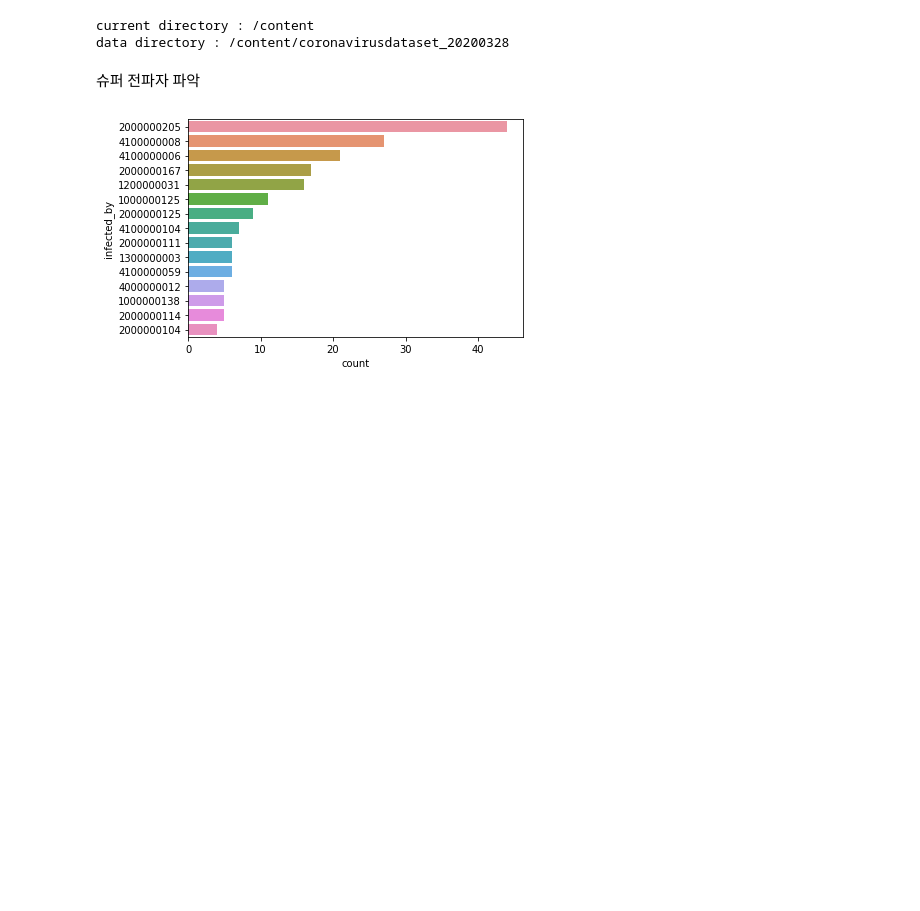
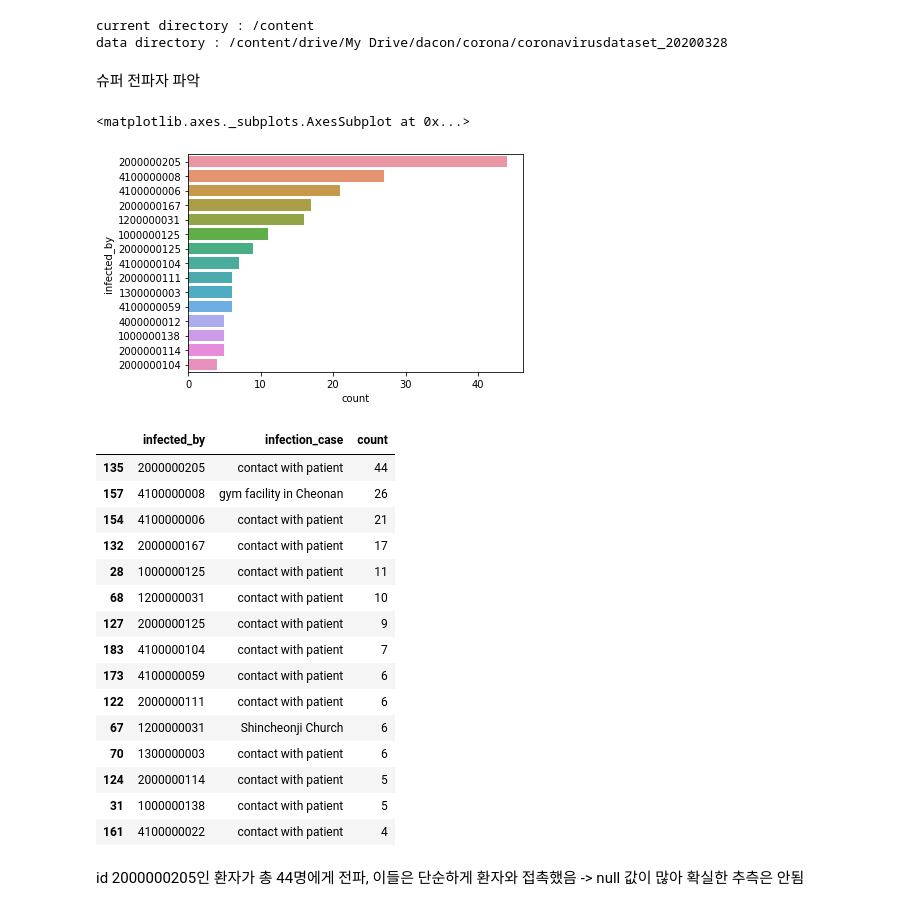
Before and after one commit to psmjazz/corona_virus, a Jupyter notebook: corona.ipynb, the cells around one changed output. Saved outputs shown, nothing was run; the diff lists cells and outputs as text; code cells hidden in the pictures; blank space fills up the shorter version.

```diff
--- a/corona.ipynb
+++ b/corona.ipynb
@@ -10,30 +12,64 @@ from google.colab import files
 # %%
 current_dir = os.getcwd()
 print('current directory : ' + current_dir)
+folder = current_dir + '/drive/My Drive/dacon/corona'
 data_version = '/coronavirusdataset_20200328'
-data_dir = current_dir + data_version
+data_dir = folder + data_version
 print('data directory : ' + data_dir)
 
 case_table = pd.read_csv(data_dir + '/Case.csv')
 p_info_table = pd.read_csv(data_dir + '/PatientInfo.csv')
 p_route_table = pd.read_csv(data_dir + '/PatientRoute.csv')
+region = pd.read_csv(data_dir + '/Region.csv')
 # %% [output]
 current directory : /content
-data directory : /content/coronavirusdataset_20200328
+data directory : /content/drive/My Drive/dacon/corona/coronavirusdataset_20200328
 # %% [markdown]
 슈퍼 전파자 파악
 # %%
 # spreader_count = dict()
 spreader_count = None
 spreader_count = p_info_table[['infected_by']]\
-.dropna(axis = 0).astype('int')\
-.groupby('infected_by')['infected_by'].count().reset_index(name = 'count')\
-.sort_values(['count'], ascending = False)
+    .dropna(axis = 0).astype('int')\
+    .groupby('infected_by')['infected_by'].count().reset_index(name = 'count')\
+    .sort_values(['count'], ascending = False)
 
 top_15 = spreader_count.head(15)
 top_15.index
-spreader_chart = sns.barplot(x = 'count',y = 'infected_by',
-                             data = top_15, orient = 'h',
-                             order = top_15['infected_by'])
+sns.barplot(x = 'count',y = 'infected_by',
+            data = top_15, orient = 'h',
+            order = top_15['infected_by'])
 # %% [output]
+<matplotlib.axes._subplots.AxesSubplot at 0x...>
 [figure]
+# %%
+
+# spreader_count = dict()
+spreader_count = None
+spreader_count = p_info_table[['infected_by', 'infection_case']]\
+    .dropna(axis = 0)\
+    .astype({'infected_by' : int})\
+    .groupby(['infected_by', 'infection_case'])['infected_by'].count()\
+    .reset_index(name = 'count')\
+    .sort_values(['count'], ascending = False)
+spreader_count.head(15)
+# %% [output]
+|  | infected_by | infection_case | count |
+| 135 | 2000000205 | contact with patient | 44 |
+| 157 | 4100000008 | gym facility in Cheonan | 26 |
+| 154 | 4100000006 | contact with patient | 21 |
+| 132 | 2000000167 | contact with patient | 17 |
+| 28 | 1000000125 | contact with patient | 11 |
+| 68 | 1200000031 | contact with patient | 10 |
+| 127 | 2000000125 | contact with patient | 9 |
+| 183 | 4100000104 | contact with patient | 7 |
+| 173 | 4100000059 | contact with patient | 6 |
+| 122 | 2000000111 | contact with patient | 6 |
+| 67 | 1200000031 | Shincheonji Church | 6 |
+| 70 | 1300000003 | contact with patient | 6 |
+| 124 | 2000000114 | contact with patient | 5 |
+| 31 | 1000000138 | contact with patient | 5 |
+| 161 | 4100000022 | contact with patient | 4 |
+# %% [markdown]
+id 2000000205인 환자가 총 44명에게 전파, 이들은 단순하게 환자와 접촉했음
+-> null 값이 많아 확실한 추측은 안됨
```
Also changed, not shown: parts of 7 cells of this notebook.
